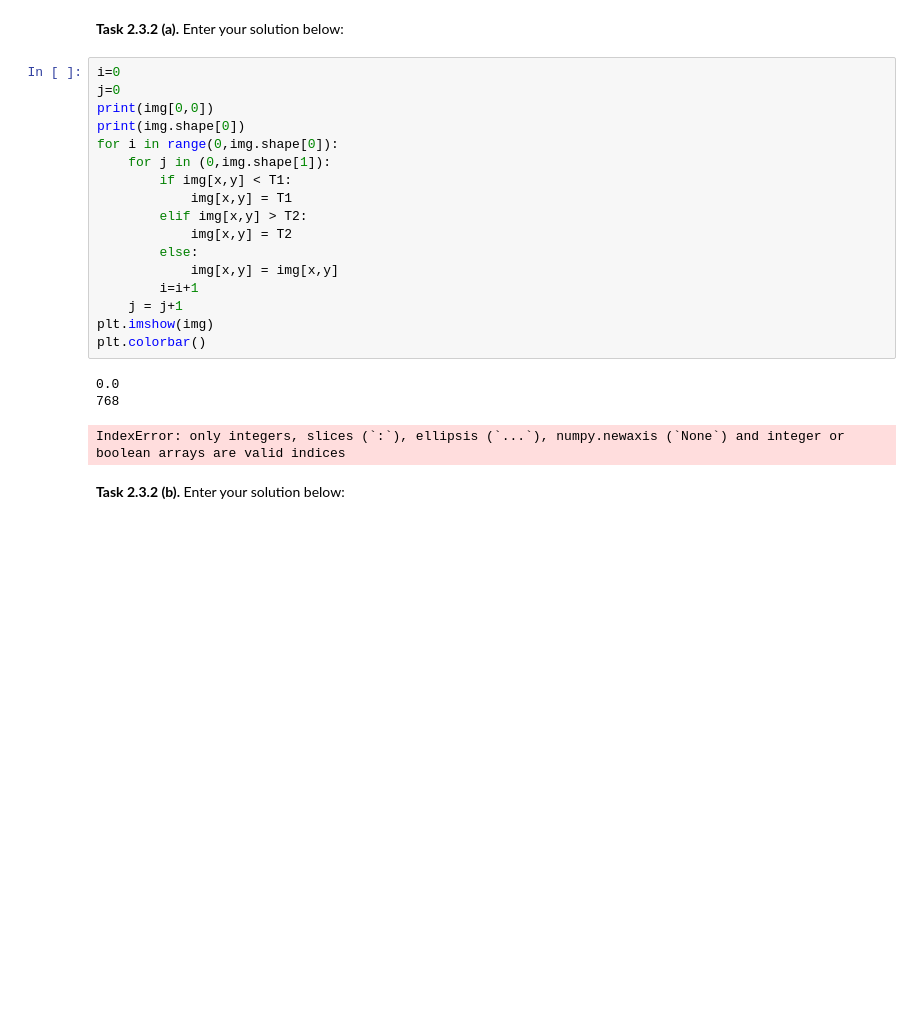
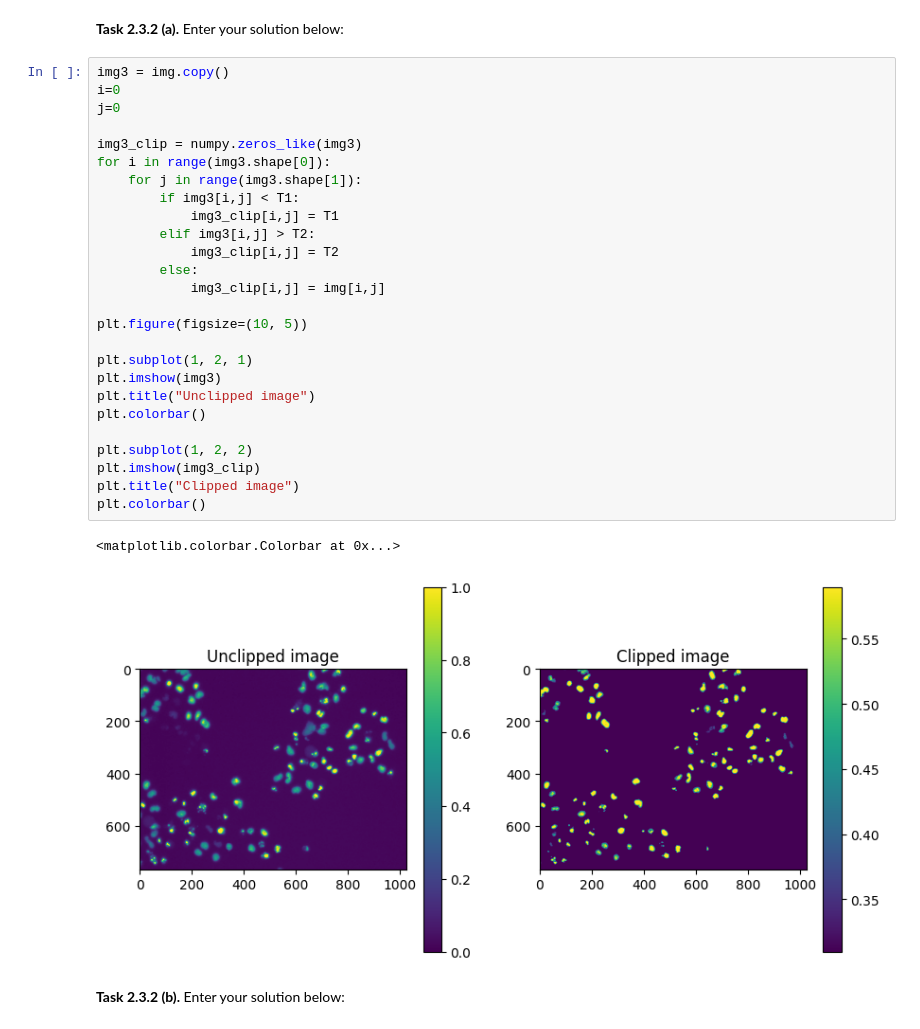
Before and after one commit to Laila-2345/mobi-fs3-python, a Jupyter notebook: task2.ipynb, the cells around one changed output. Cells and saved outputs as stored; diff of their text form; blank space fills up the shorter version.

```diff
--- a/task2.ipynb
+++ b/task2.ipynb
@@ -59,27 +56,35 @@ plt.colorbar()
 ### Not using the `ndarray.clip` method
 # %% [markdown]
 **<a id="#">Task 2.3.2 (a).</a>** Enter your solution below:
-# %%
-i=0
-j=0
-print(img[0,0])
-print(img.shape[0])
-for i in range(0,img.shape[0]):
-    for j in (0,img.shape[1]):
-        if img[x,y] < T1:
-            img[x,y] = T1
-        elif img[x,y] > T2:
-            img[x,y] = T2
-        else:
-            img[x,y] = img[x,y]
-        i=i+1
-    j = j+1
-plt.imshow(img)
-plt.colorbar()
-# %% [output]
-0.0
-768
-IndexError: only integers, slices (`:`), ellipsis (`...`), numpy.newaxis (`None`) and integer or boolean arrays are valid indices
+# %%
+img3 = img.copy()
+i=0
+j=0
+
+img3_clip = numpy.zeros_like(img3)
+for i in range(img3.shape[0]):
+    for j in range(img3.shape[1]):
+        if img3[i,j] < T1:
+            img3_clip[i,j] = T1
+        elif img3[i,j] > T2:
+            img3_clip[i,j] = T2
+        else:
+            img3_clip[i,j] = img[i,j]
+
+plt.figure(figsize=(10, 5))
+
+plt.subplot(1, 2, 1)
+plt.imshow(img3)
+plt.title("Unclipped image")
+plt.colorbar()
+
+plt.subplot(1, 2, 2)
+plt.imshow(img3_clip)
+plt.title("Clipped image")
+plt.colorbar()
+# %% [output]
+<matplotlib.colorbar.Colorbar at 0x...>
+[figure, added]
 # %% [markdown]
 **<a id="#">Task 2.3.2 (b).</a>** Enter your solution below:
 # %% [markdown]
```
Also changed, not shown: parts of 2 cells of this notebook.
